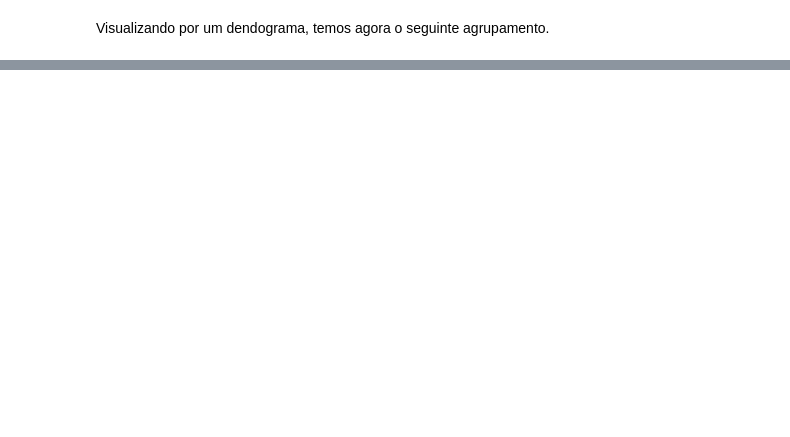
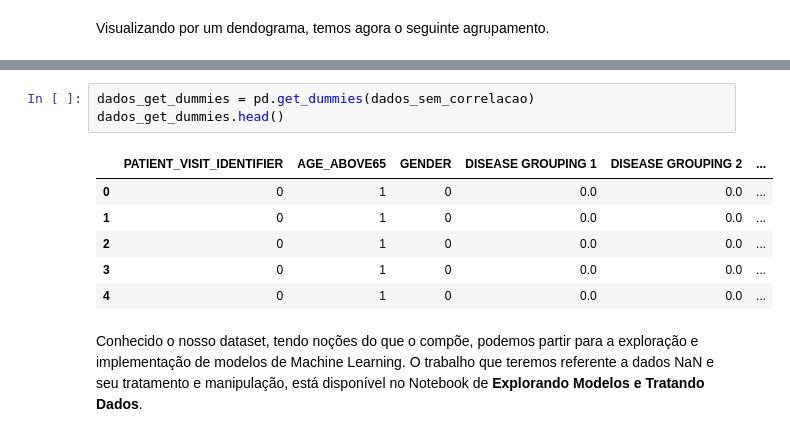
Before and after one commit to MatheusOrange211/Sirio_Libanes_ICU_Prediction, a Jupyter notebook: Visualizando_os_dados_Sirio_Libanes.ipynb, the cells around one changed output, grey strips where cells are left out. Drawn from its saved outputs; the diff is of its cells as text; blank space fills up the shorter version.

```diff
--- a/Visualizando_os_dados_Sirio_Libanes.ipynb
+++ b/Visualizando_os_dados_Sirio_Libanes.ipynb
@@ -563,0 +550,12 @@ ICU
+# %%
+dados_get_dummies = pd.get_dummies(dados_sem_correlacao)
+dados_get_dummies.head()
+# %% [output]
+|  | PATIENT_VISIT_IDENTIFIER | AGE_ABOVE65 | GENDER | DISEASE GROUPING 1 | DISEASE GROUPING 2 | ... |
+| 0 | 0 | 1 | 0 | 0.0 | 0.0 | ... |
+| 1 | 0 | 1 | 0 | 0.0 | 0.0 | ... |
+| 2 | 0 | 1 | 0 | 0.0 | 0.0 | ... |
+| 3 | 0 | 1 | 0 | 0.0 | 0.0 | ... |
+| 4 | 0 | 1 | 0 | 0.0 | 0.0 | ... |
+# %% [markdown]
+Conhecido o nosso dataset, tendo noções do que o compõe, podemos partir para a exploração e implementação de modelos de Machine Learning. O trabalho que teremos referente a dados NaN e seu tratamento e manipulação, está disponível no Notebook de **Explorando Modelos e Tratando Dados**.
```
Also changed, not shown: parts of 15 cells of this notebook.
